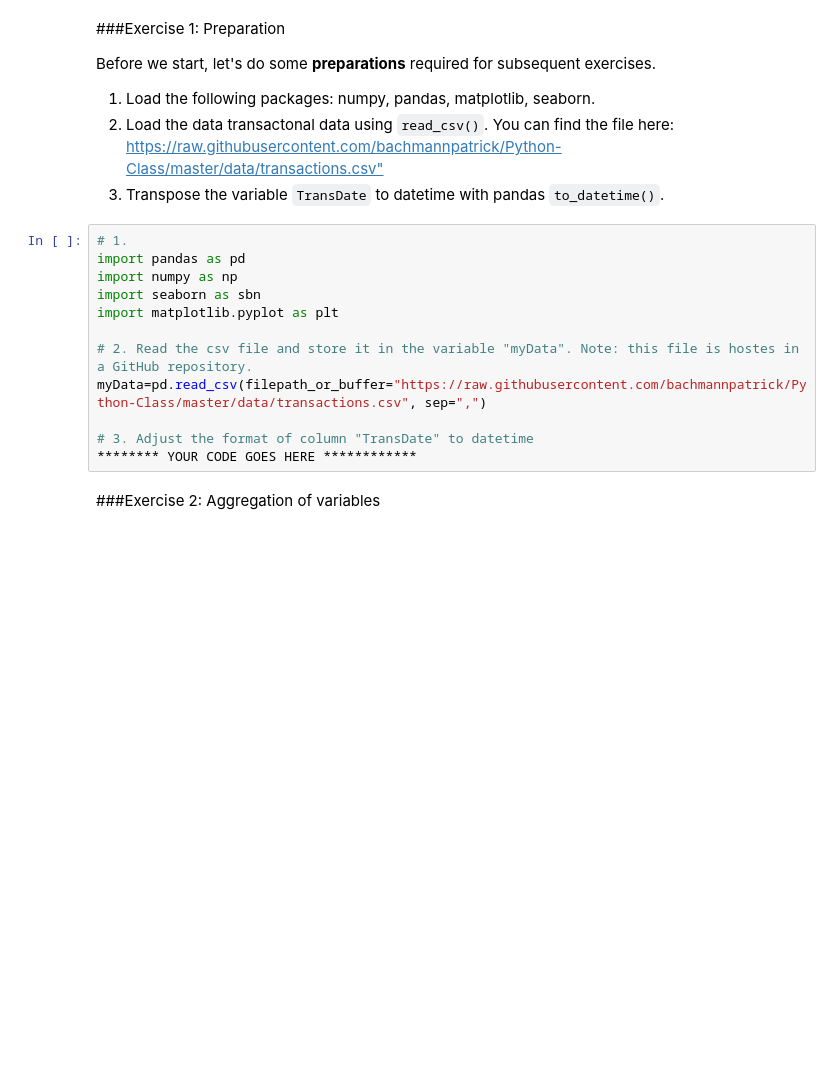
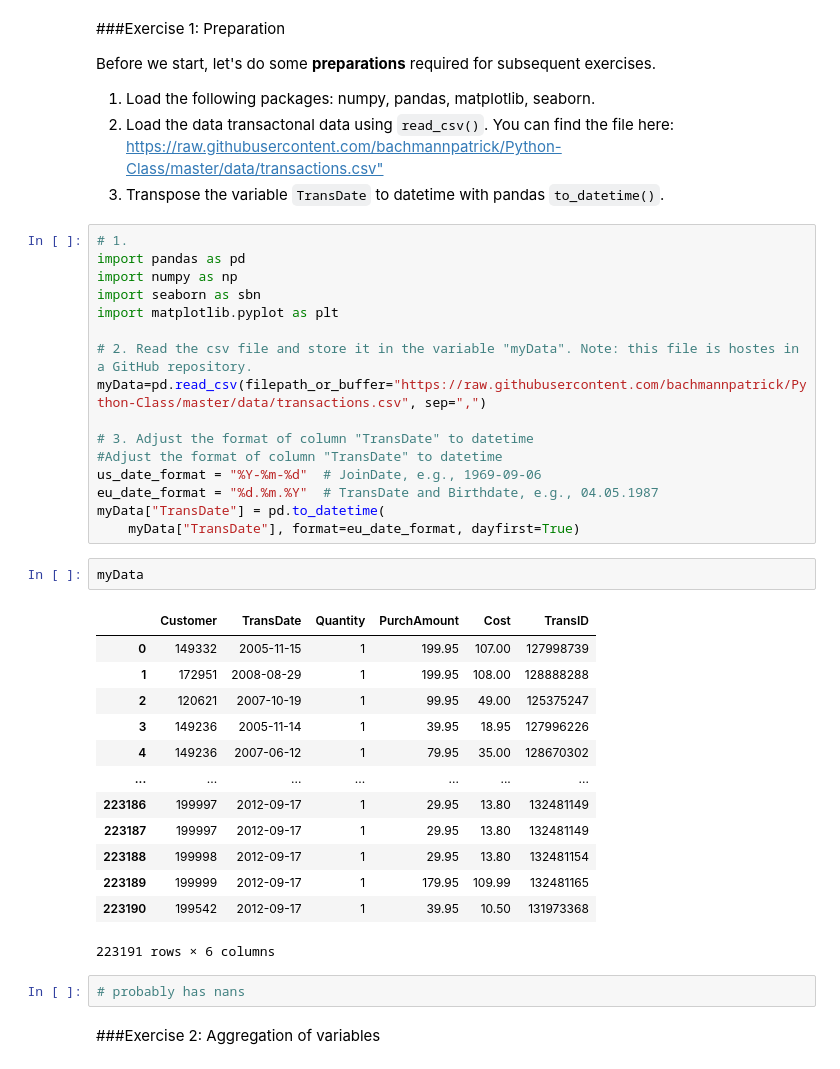
Before and after one commit to HuberNicolas/python-marketing-scale-real-data, a Jupyter notebook: day-5/Python_Day_5_RFM+Kaggle.ipynb, the cells around one changed output. Saved outputs shown, nothing was run; the diff lists cells and outputs as text; blank space fills up the shorter version.

```diff
--- a/day-5/Python_Day_5_RFM+Kaggle.ipynb
+++ b/day-5/Python_Day_5_RFM+Kaggle.ipynb
@@ -25,7 +25,29 @@ import matplotlib.pyplot as plt
 myData=pd.read_csv(filepath_or_buffer="https://raw.githubusercontent.com/bachmannpatrick/Python-Class/master/data/transactions.csv", sep=",")
 
 # 3. Adjust the format of column "TransDate" to datetime
-******** YOUR CODE GOES HERE ************
+#Adjust the format of column "TransDate" to datetime
+us_date_format = "%Y-%m-%d"  # JoinDate, e.g., 1969-09-06
+eu_date_format = "%d.%m.%Y"  # TransDate and Birthdate, e.g., 04.05.1987
+myData["TransDate"] = pd.to_datetime(
+    myData["TransDate"], format=eu_date_format, dayfirst=True)
+# %%
+myData
+# %% [output]
+|  | Customer | TransDate | Quantity | PurchAmount | Cost | TransID |
+| 0 | 149332 | 2005-11-15 | 1 | 199.95 | 107.00 | 127998739 |
+| 1 | 172951 | 2008-08-29 | 1 | 199.95 | 108.00 | 128888288 |
+| 2 | 120621 | 2007-10-19 | 1 | 99.95 | 49.00 | 125375247 |
+| 3 | 149236 | 2005-11-14 | 1 | 39.95 | 18.95 | 127996226 |
+| 4 | 149236 | 2007-06-12 | 1 | 79.95 | 35.00 | 128670302 |
+| ... | ... | ... | ... | ... | ... | ... |
+| 223186 | 199997 | 2012-09-17 | 1 | 29.95 | 13.80 | 132481149 |
+| 223187 | 199997 | 2012-09-17 | 1 | 29.95 | 13.80 | 132481149 |
+| 223188 | 199998 | 2012-09-17 | 1 | 29.95 | 13.80 | 132481154 |
+| 223189 | 199999 | 2012-09-17 | 1 | 179.95 | 109.99 | 132481165 |
+| 223190 | 199542 | 2012-09-17 | 1 | 39.95 | 10.50 | 131973368 |
+223191 rows × 6 columns
+# %%
+# probably has nans
 # %% [markdown]
 ###Exercise 2: Aggregation of variables
 # %% [markdown]
```
Also changed, not shown: parts of 37 cells of this notebook, 1 other file.
